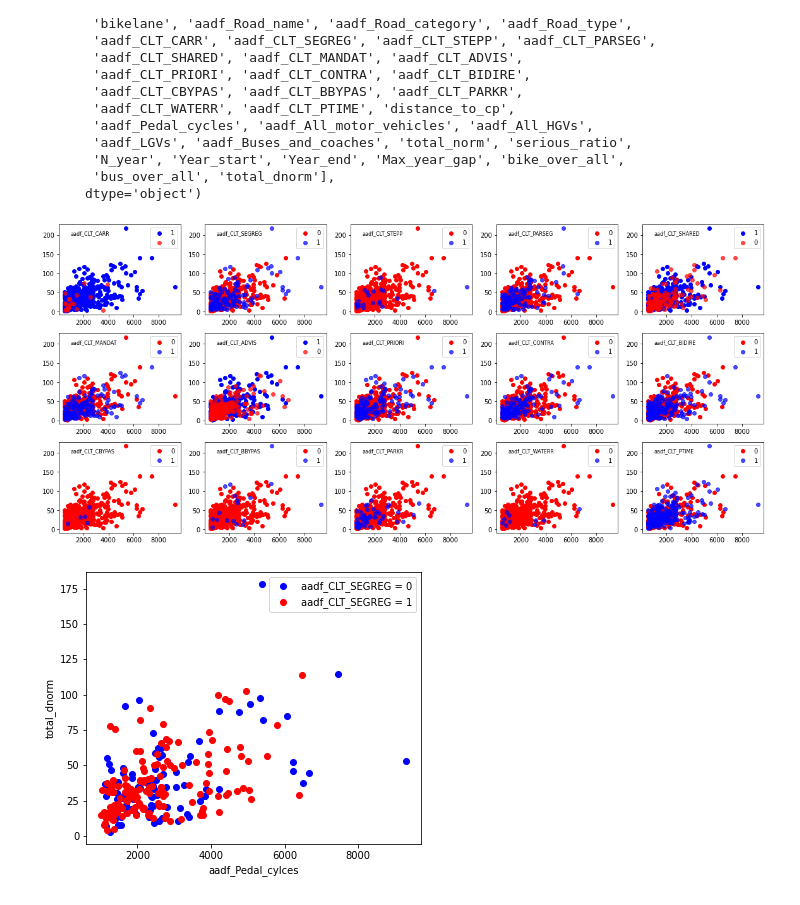
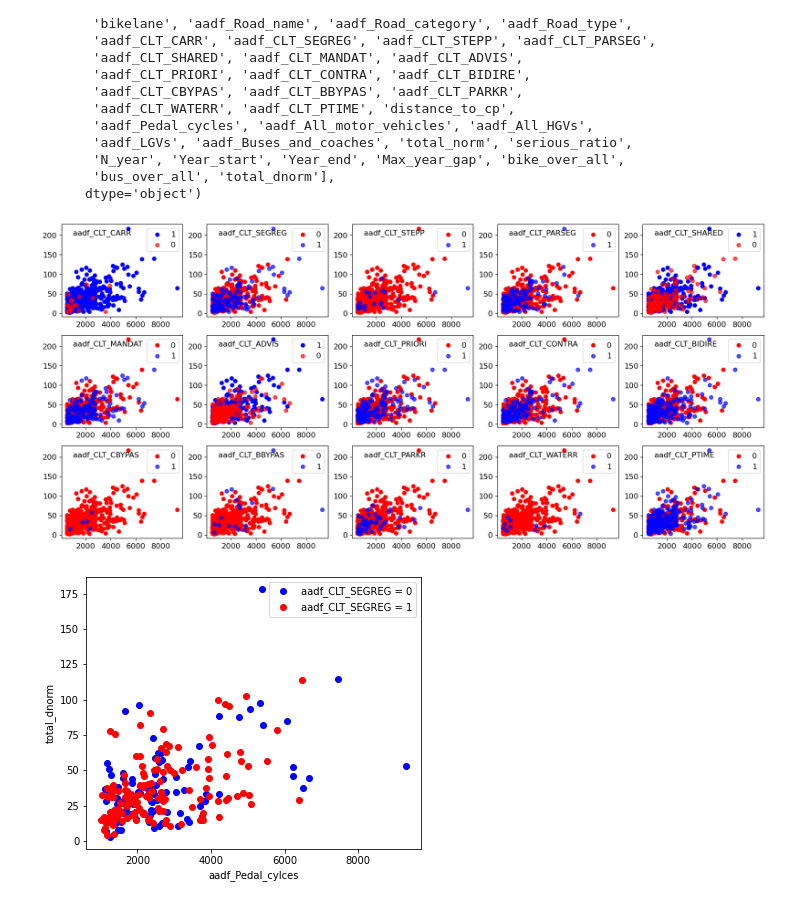
Before and after one commit to dtuthill/erdos_project, a Jupyter notebook: Greg_Analysis/df_road_analysis.ipynb, the cells around one changed output. Cells and saved outputs as stored; diff of their text form; code cells hidden in the pictures.

```diff
--- a/Greg_Analysis/df_road_analysis.ipynb
+++ b/Greg_Analysis/df_road_analysis.ipynb
@@ -46,6 +42,11 @@ df_road_sub['bus_over_all'] = df_road_sub.aadf_Buses_and_coaches.values/df_road_
 
 meddist = df_road_sub.distance_to_cp.median()
 df_road_sub['total_dnorm'] = df_road_sub.total.values*meddist/df_road_sub.distance_to_cp.values
+# meddist = df_road_sub.aadf_Link_length_miles.median()
+# df_road_sub['total_dnorm'] = df_road_sub.total.values*meddist/df_road_sub.aadf_Link_length_miles.values
+
+medbikevol = df_road.aadf_Pedal_cycles.median()
+df_road_sub['total_dnorm_bvnorm'] = df_road_sub.total_dnorm.values*medbikevol/df_road_sub.aadf_Pedal_cycles
 # %%
 #look at mean, variance, and median of total_dnorm
 mean_total_dnorm = df_road_sub.total_dnorm.mean()
@@ -121,3 +182,5 @@ plt.show()
+# %%
+df_road_sub['total_dnorm_bvnorm'] = df_road_sub.total_dnorm.values/df_road_sub.aadf_Pedal_cycles
 # %%
 #fit total histogram to exponential
 
@@ -314,36 +389,37 @@ nr = 3
 fig,ax = plt.subplots(nr,nc,figsize=(nc*4,nr*3))
 
 ic=0
 ir=0
 alphas = [1,0.7]
 alphalow = 0.1
 CLRs = ['red','blue']
 for f in feats:
     I = [None]*2
     for ii in range(2):
         I[ii] = df_road_sub[f].values == ii
 
     if I[0].sum() > I[1].sum():
         order = [0,1]
     else:
         order = [1,0]
     for nn,ii in enumerate(order):
         lab = '%i'%ii
         ax[ir,ic].scatter(df_road_sub.loc[I[ii],'aadf_Pedal_cycles'],df_road_sub.loc[I[ii],'total_dnorm'],
               color=CLR[ii],label=lab,alpha=alphas[nn])
 
-    ax[ir,ic].text(1000,200,f,fontsize=8)
-    ax[ir,ic].legend()
+    ax[ir,ic].text(1000,200,f,fontsize=12)
+    ax[ir,ic].legend(fontsize=12)
+    ax[ir,ic].tick_params(labelsize=12)
 
     ic+=1
     if ic == nc:
         ic=0
         ir+=1
 
 
 plt.show()
 # %% [output]
-[figure, old version]
+[figure, new version]
 # %%
 #scatter plot of total accidents vs. bike volume. Show pearson correlation
 
```
Also changed, not shown: parts of 11 cells of this notebook, 1 other file.
